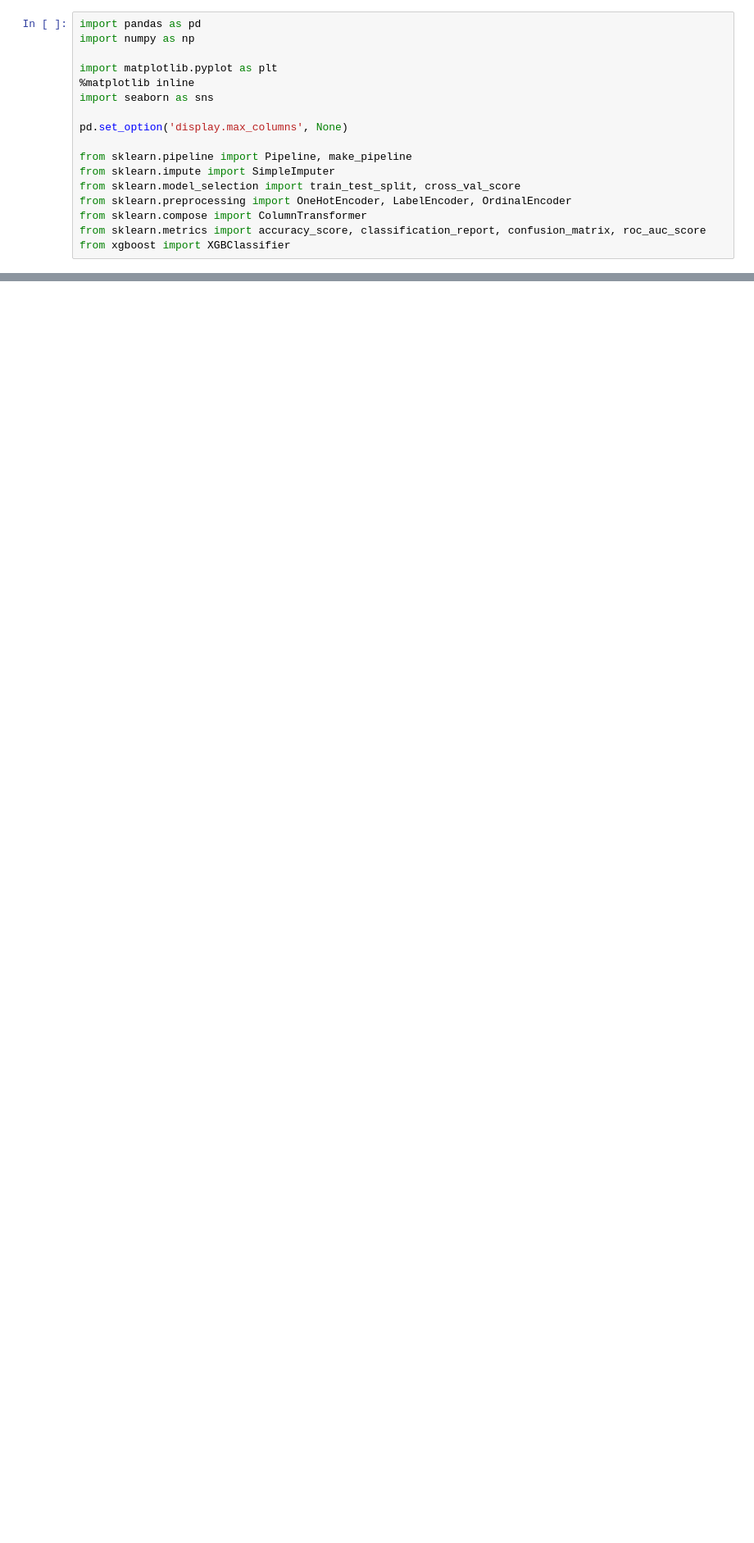
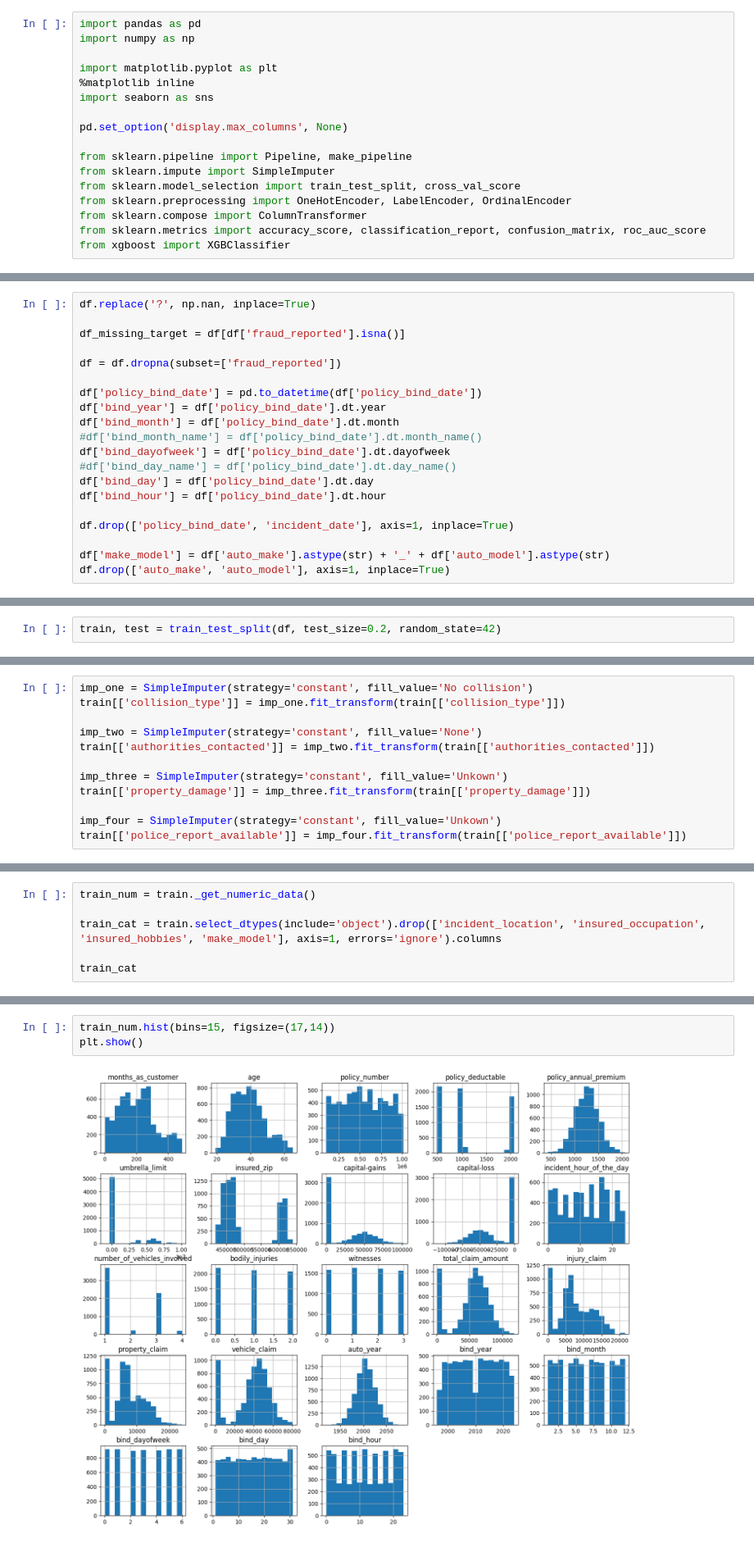
Before and after one commit to samuelfrann/ETEProject, a Jupyter notebook: src/notebook/EDA.ipynb, the cells around one changed output, grey strips where cells are left out. Shown at 82% size. Drawn from its saved outputs; the diff is of its cells as text; blank space fills up the shorter version.

Commit message:
Update EDA and model trainer notebooks with latest changes

```diff
--- a/src/notebook/EDA.ipynb
+++ b/src/notebook/EDA.ipynb
@@ -22,0 +32,20 @@ ImportError: Missing optional dependency 'openpyxl'.  Use pip or conda to instal
+# %%
+df.replace('?', np.nan, inplace=True)
+
+df_missing_target = df[df['fraud_reported'].isna()]
+
+df = df.dropna(subset=['fraud_reported'])
+
+df['policy_bind_date'] = pd.to_datetime(df['policy_bind_date'])
+df['bind_year'] = df['policy_bind_date'].dt.year
+df['bind_month'] = df['policy_bind_date'].dt.month
+#df['bind_month_name'] = df['policy_bind_date'].dt.month_name()
+df['bind_dayofweek'] = df['policy_bind_date'].dt.dayofweek
+#df['bind_day_name'] = df['policy_bind_date'].dt.day_name()
+df['bind_day'] = df['policy_bind_date'].dt.day
+df['bind_hour'] = df['policy_bind_date'].dt.hour
+
+df.drop(['policy_bind_date', 'incident_date'], axis=1, inplace=True)
+
+df['make_model'] = df['auto_make'].astype(str) + '_' + df['auto_model'].astype(str)
+df.drop(['auto_make', 'auto_model'], axis=1, inplace=True)
@@ -22,0 +85,2 @@ ImportError: Missing optional dependency 'openpyxl'.  Use pip or conda to instal
+# %%
+train, test = train_test_split(df, test_size=0.2, random_state=42)
@@ -22,0 +89,12 @@ ImportError: Missing optional dependency 'openpyxl'.  Use pip or conda to instal
+# %%
+imp_one = SimpleImputer(strategy='constant', fill_value='No collision')
+train[['collision_type']] = imp_one.fit_transform(train[['collision_type']])
+
+imp_two = SimpleImputer(strategy='constant', fill_value='None')
+train[['authorities_contacted']] = imp_two.fit_transform(train[['authorities_contacted']])
+
+imp_three = SimpleImputer(strategy='constant', fill_value='Unkown')
+train[['property_damage']] = imp_three.fit_transform(train[['property_damage']])
+
+imp_four = SimpleImputer(strategy='constant', fill_value='Unkown')
+train[['police_report_available']] = imp_four.fit_transform(train[['police_report_available']])
@@ -22,0 +103,6 @@ ImportError: Missing optional dependency 'openpyxl'.  Use pip or conda to instal
+# %%
+train_num = train._get_numeric_data()
+
+train_cat = train.select_dtypes(include='object').drop(['incident_location', 'insured_occupation', 'insured_hobbies', 'make_model'], axis=1, errors='ignore').columns
+
+train_cat
@@ -22,0 +118,5 @@ ImportError: Missing optional dependency 'openpyxl'.  Use pip or conda to instal
+# %%
+train_num.hist(bins=15, figsize=(17,14))
+plt.show()
+# %% [output]
+[figure, added]
```
Also changed, not shown: parts of 22 cells of this notebook, 1 other file.
